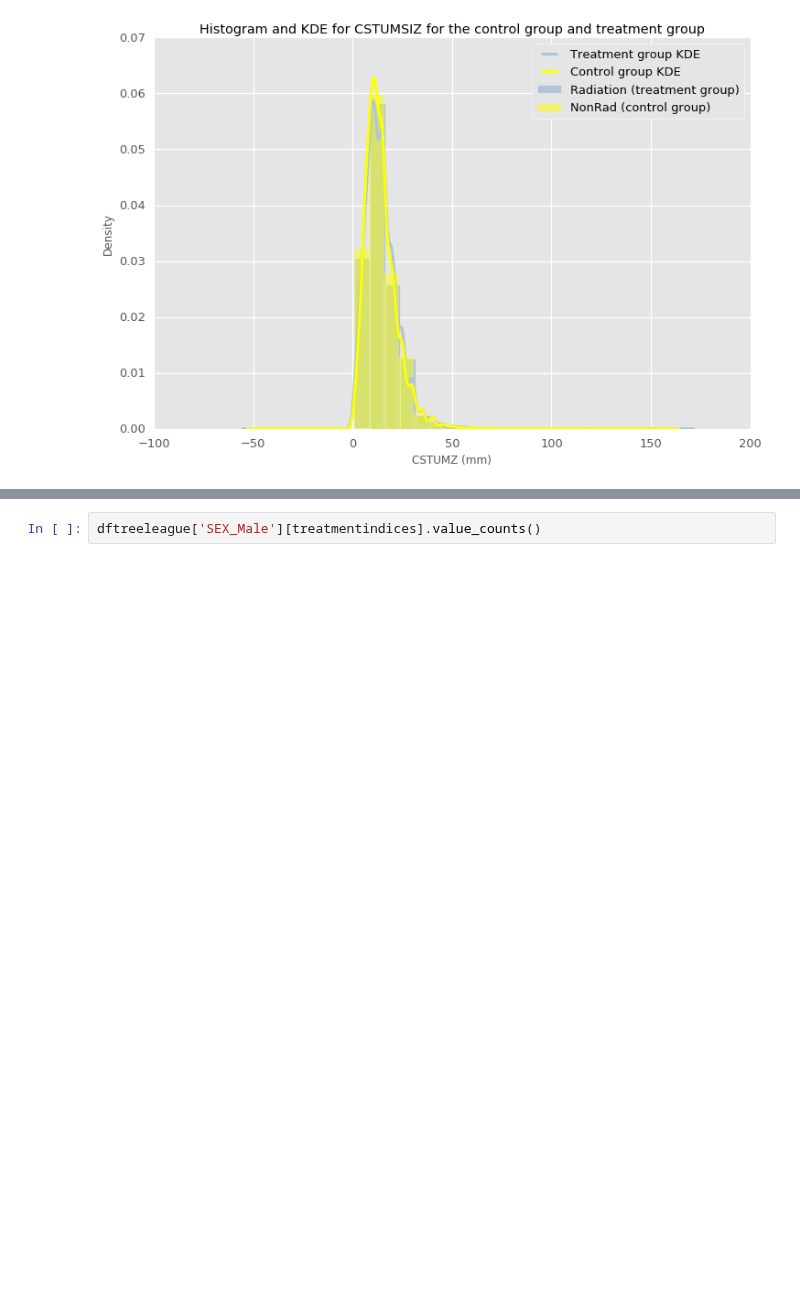
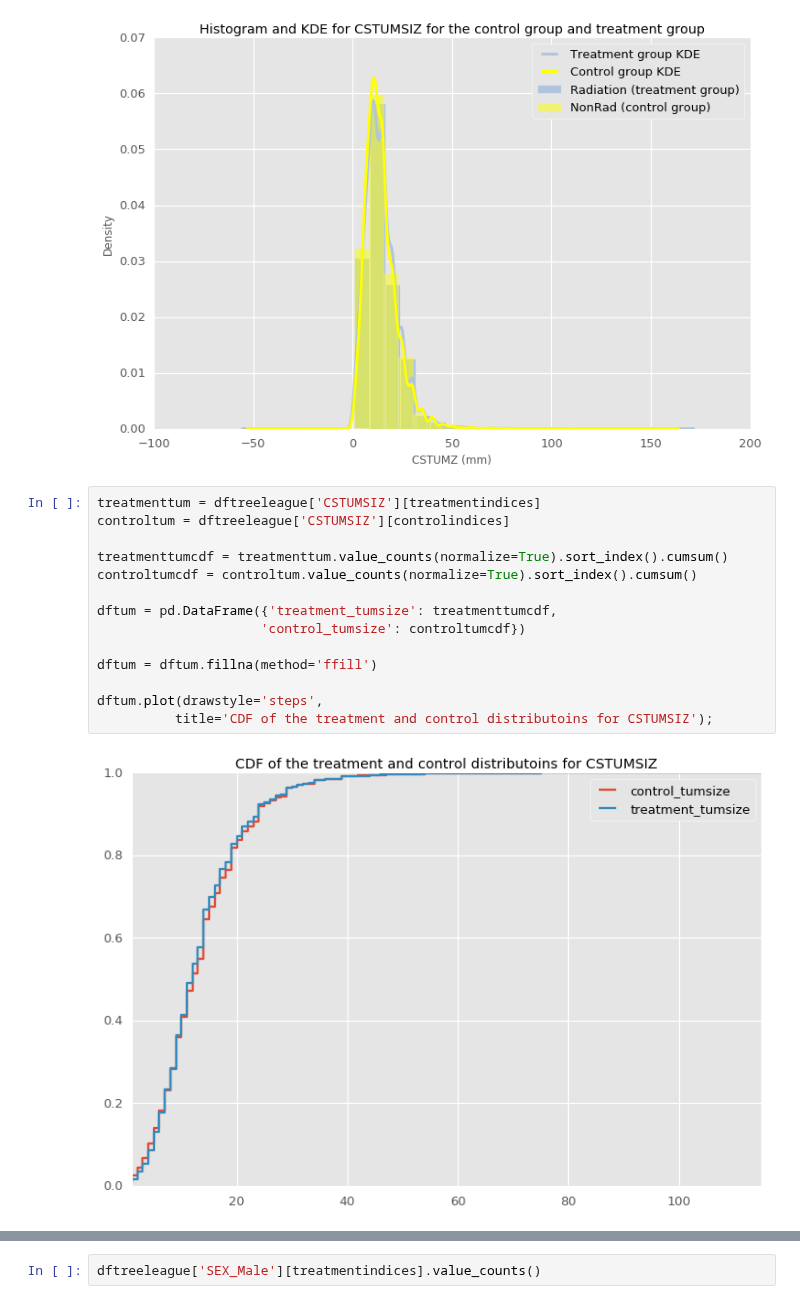
Before and after one commit to doolingdavid/SEERMATCH2, a Jupyter notebook: breast_example.ipynb, the cells around one changed output, grey strips where cells are left out. Drawn from its saved outputs; the diff is of its cells as text; blank space fills up the shorter version.

```diff
--- a/breast_example.ipynb
+++ b/breast_example.ipynb
@@ -669,3 +688,19 @@ plt.xlabel('CSTUMZ (mm)')
 plt.legend();
 # %% [output]
 [figure]
+# %%
+treatmenttum = dftreeleague['CSTUMSIZ'][treatmentindices]
+controltum = dftreeleague['CSTUMSIZ'][controlindices]
+
+treatmenttumcdf = treatmenttum.value_counts(normalize=True).sort_index().cumsum()
+controltumcdf = controltum.value_counts(normalize=True).sort_index().cumsum()
+
+dftum = pd.DataFrame({'treatment_tumsize': treatmenttumcdf,
+                     'control_tumsize': controltumcdf})
+
+dftum = dftum.fillna(method='ffill')
+
+dftum.plot(drawstyle='steps',
+          title='CDF of the treatment and control distributoins for CSTUMSIZ');
+# %% [output]
+[figure, added]
```
Also changed, not shown: parts of 6 cells of this notebook.
